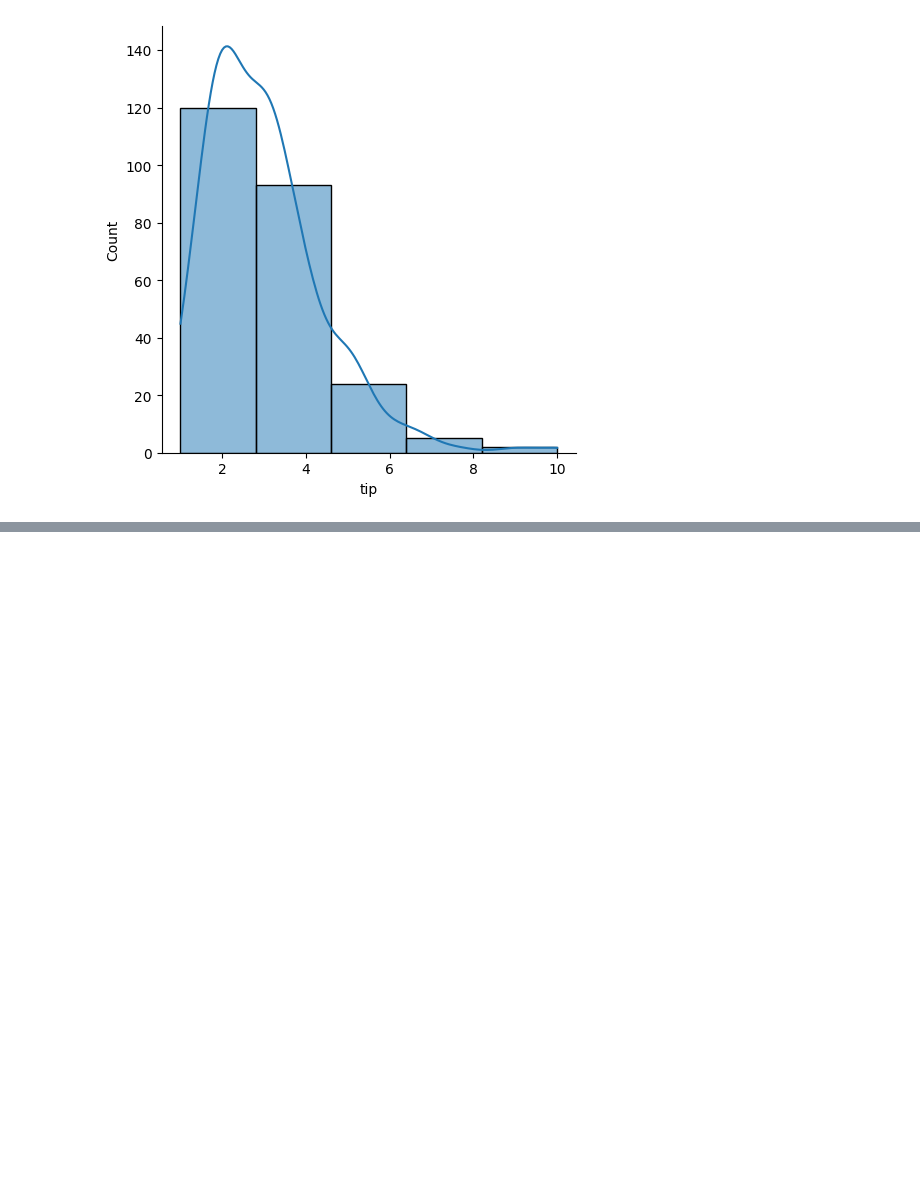
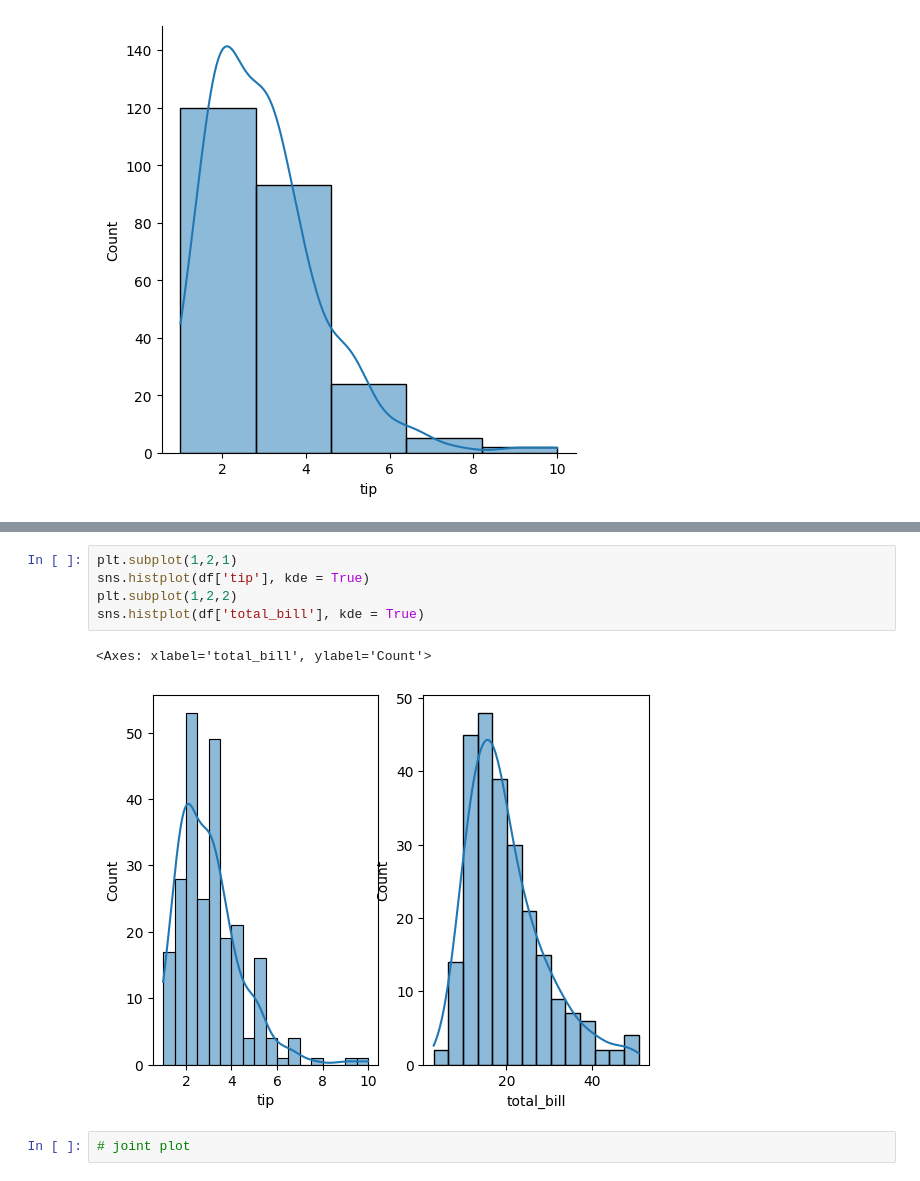
Before and after one commit to shivam-kumar3/Complete-Machine-Learning-NLP-Bootcamp-MLOPS-Deployment, a Jupyter notebook: Section 11 - Data Analysis/Data_Visual.ipynb, the cells around one changed output, grey strips where cells are left out. Drawn from its saved outputs; the diff is of its cells as text; blank space fills up the shorter version.

```diff
--- a/Section 11 - Data Analysis/Data_Visual.ipynb
+++ b/Section 11 - Data Analysis/Data_Visual.ipynb
@@ -73,0 +64,10 @@ sns.displot(df['tip'])
+# %%
+plt.subplot(1,2,1)
+sns.histplot(df['tip'], kde = True)
+plt.subplot(1,2,2)
+sns.histplot(df['total_bill'], kde = True)
+# %% [output]
+<Axes: xlabel='total_bill', ylabel='Count'>
+[figure, added]
+# %%
+# joint plot
```
Also changed, not shown: parts of 10 cells of this notebook.
